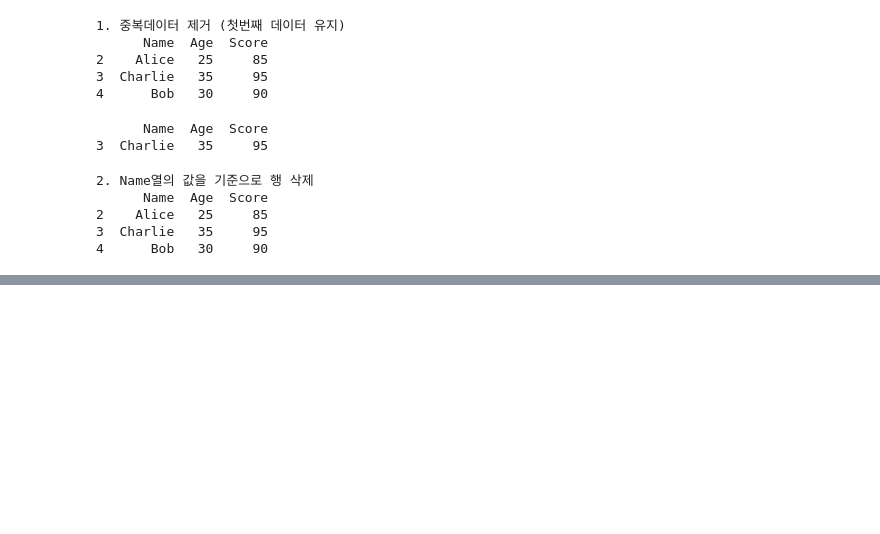
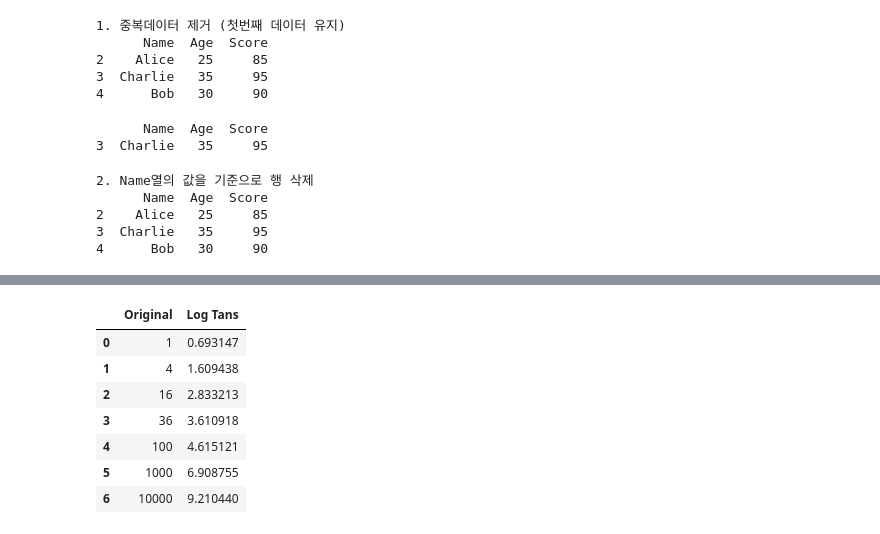
Before and after one commit to juhyeonjyu/SKRookies-ai-machine-learning, a Jupyter notebook: ai_2.ipynb, the cells around one changed output, grey strips where cells are left out. Saved outputs shown, nothing was run; the diff lists cells and outputs as text; code cells hidden in the pictures; blank space fills up the shorter version.

```diff
--- a/ai_2.ipynb
+++ b/ai_2.ipynb
@@ -508,0 +528,11 @@ print(df_2)
+# %%
+data
+# %% [output]
+|  | Original | Log Tans |
+| 0 | 1 | 0.693147 |
+| 1 | 4 | 1.609438 |
+| 2 | 16 | 2.833213 |
+| 3 | 36 | 3.610918 |
+| 4 | 100 | 4.615121 |
+| 5 | 1000 | 6.908755 |
+| 6 | 10000 | 9.210440 |
```
Also changed, not shown: parts of 19 cells of this notebook, 3 other files.
